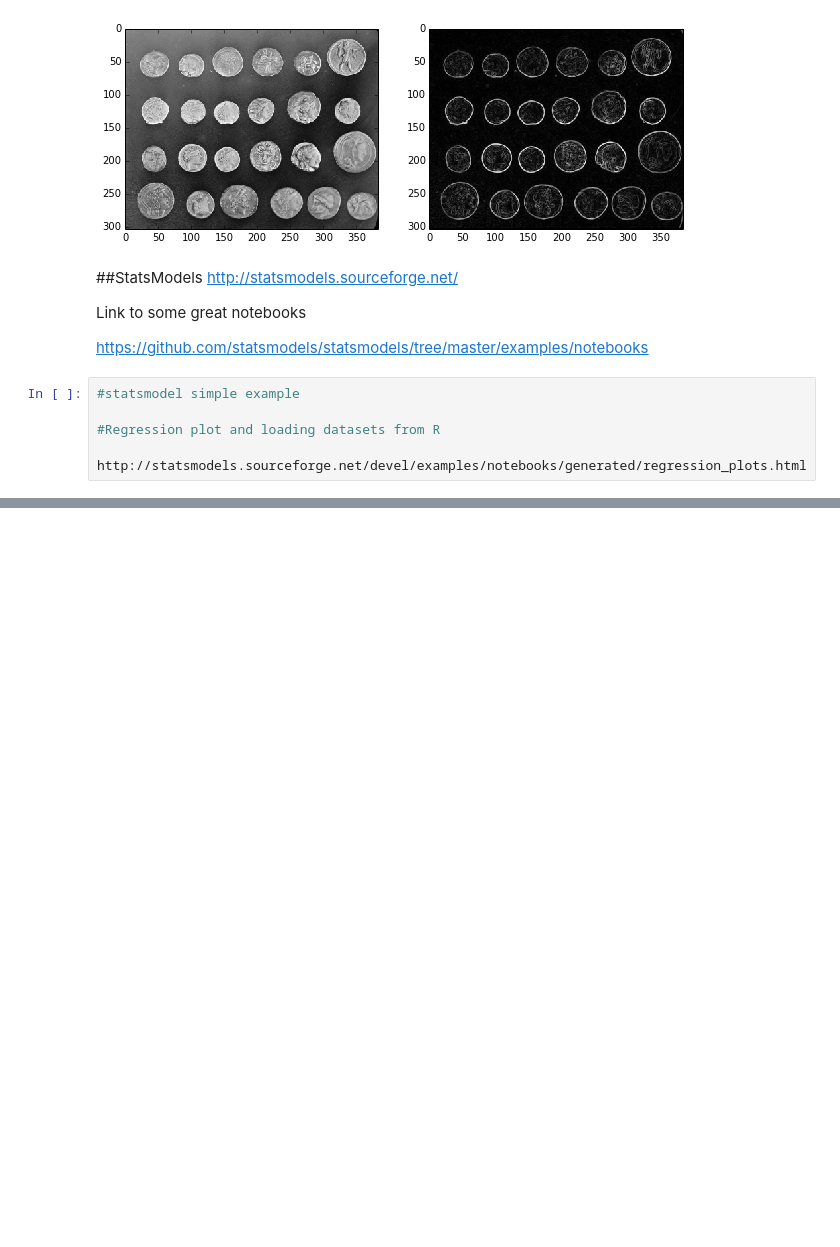
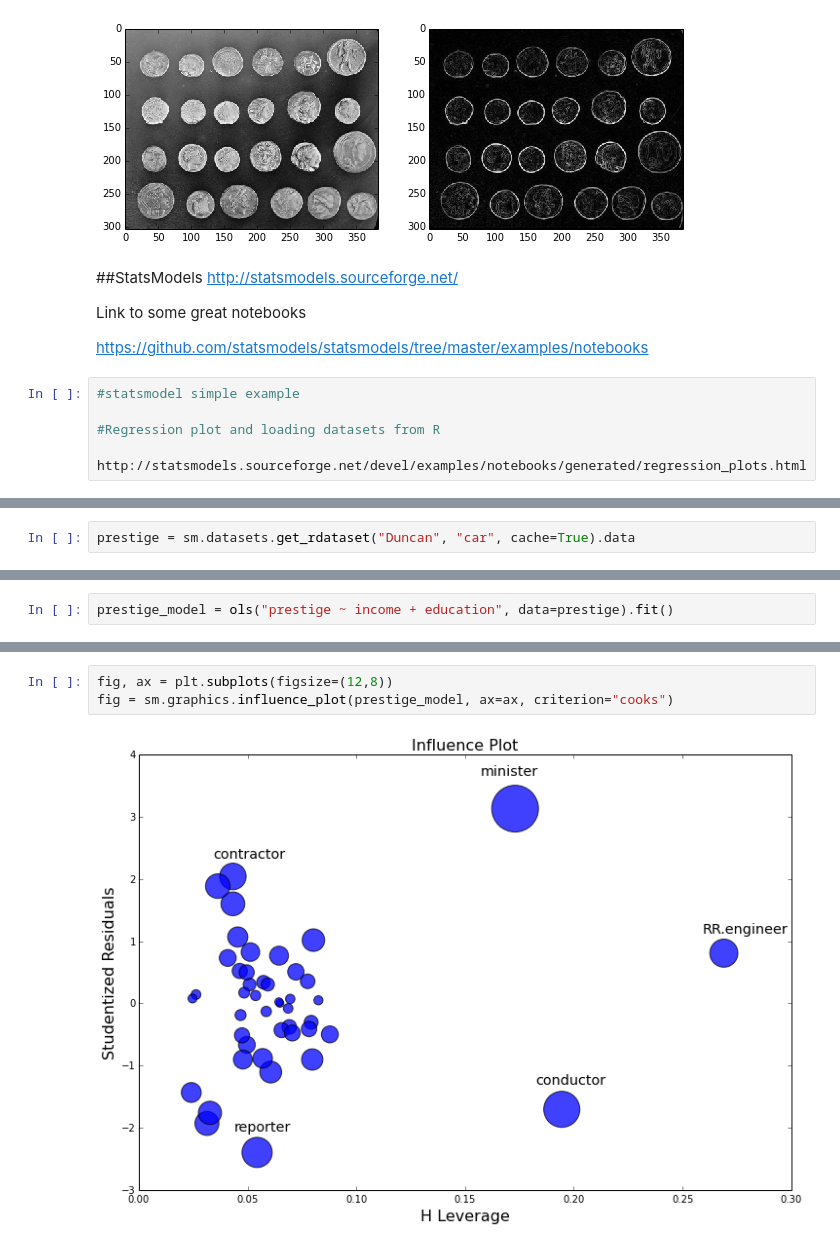
Before and after one commit to swcarpentry/2014-04-14-wise, a Jupyter notebook: advanced/python/scipy.ipynb, the cells around one changed output, grey strips where cells are left out. Saved outputs shown, nothing was run; the diff lists cells and outputs as text; blank space fills up the shorter version.

```diff
--- a/advanced/python/scipy.ipynb
+++ b/advanced/python/scipy.ipynb
@@ -173,0 +181,2 @@ http://statsmodels.sourceforge.net/devel/examples/notebooks/generated/regression
+# %%
+prestige = sm.datasets.get_rdataset("Duncan", "car", cache=True).data
@@ -173,0 +243,2 @@ http://statsmodels.sourceforge.net/devel/examples/notebooks/generated/regression
+# %%
+prestige_model = ols("prestige ~ income + education", data=prestige).fit()
@@ -173,0 +265,5 @@ http://statsmodels.sourceforge.net/devel/examples/notebooks/generated/regression
+# %%
+fig, ax = plt.subplots(figsize=(12,8))
+fig = sm.graphics.influence_plot(prestige_model, ax=ax, criterion="cooks")
+# %% [output]
+[figure, added]
```
Also changed, not shown: parts of 21 cells of this notebook.
